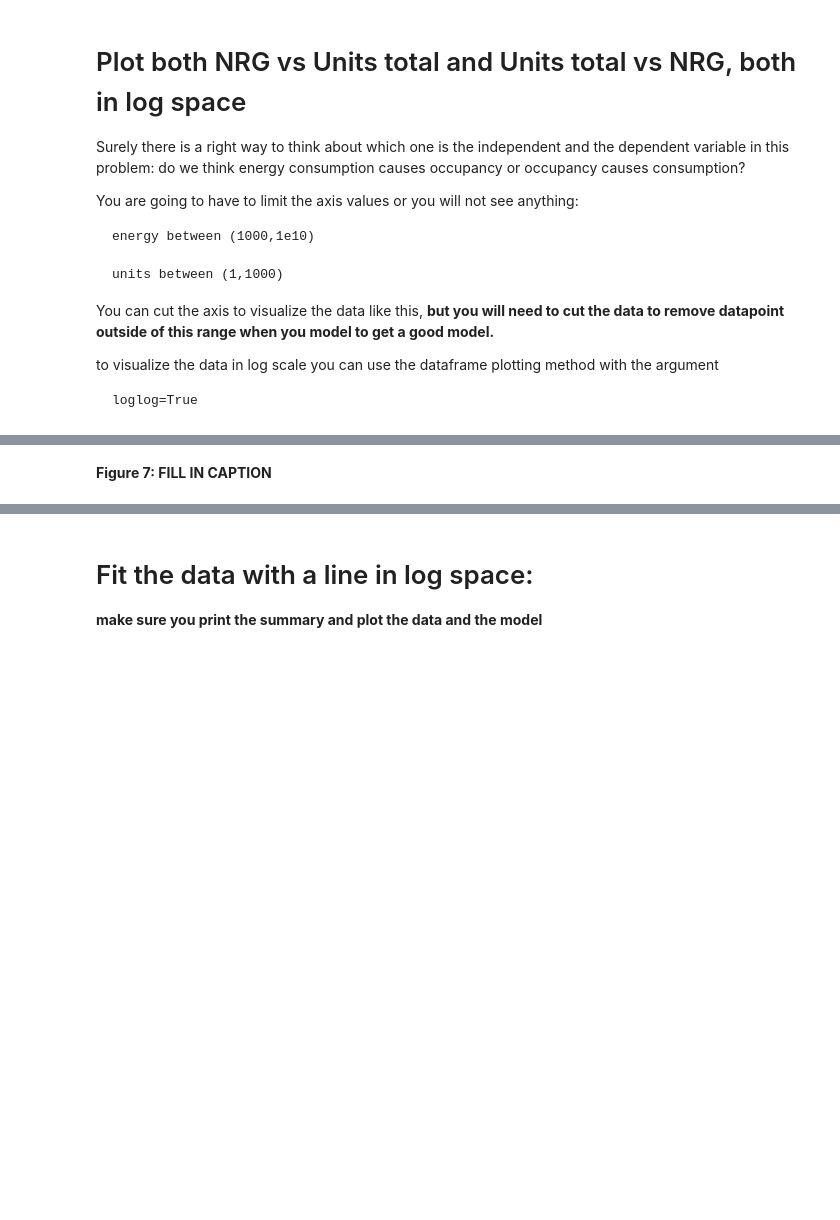
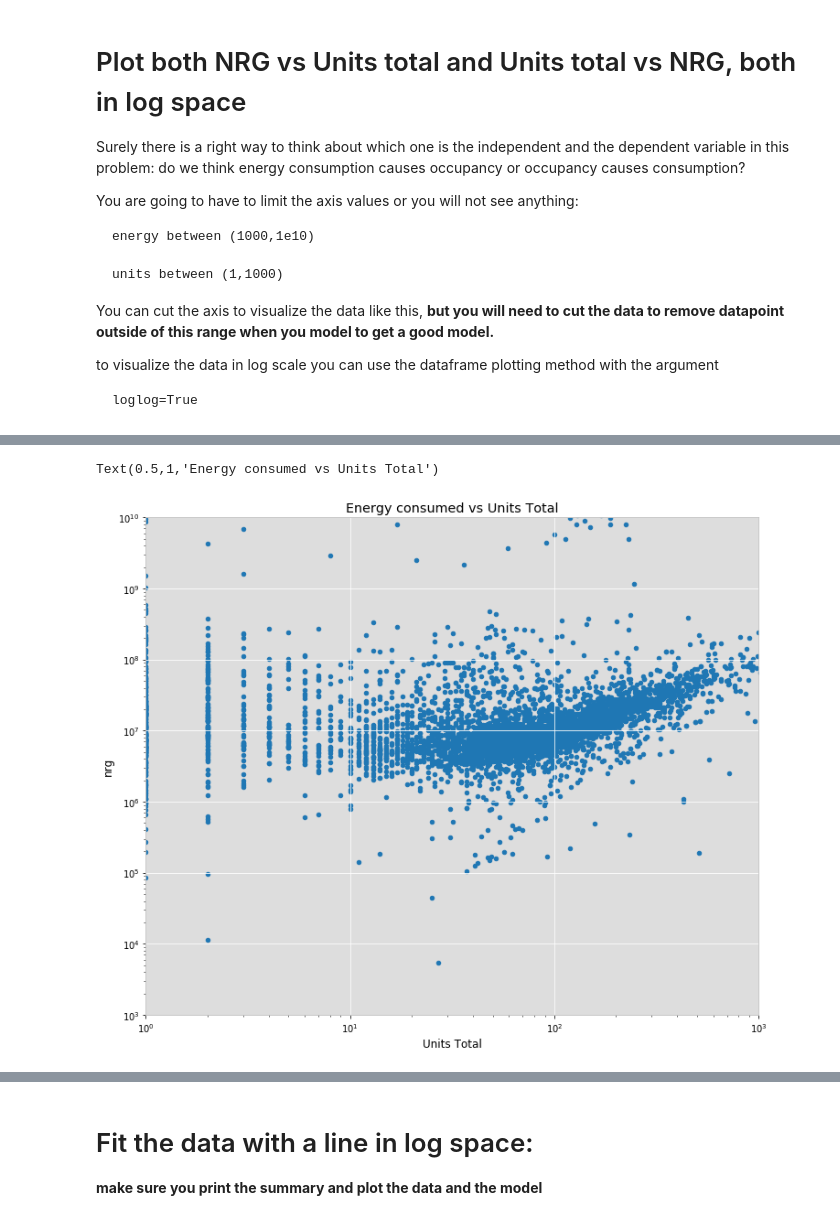
Before and after one commit to mebauer/PUI2018_mb6203, a Jupyter notebook: HW10_mb6203/HW10_Assignment2.ipynb, the cells around one changed output, grey strips where cells are left out. Saved outputs shown, nothing was run; the diff lists cells and outputs as text; code cells hidden in the pictures; blank space fills up the shorter version.

```diff
--- a/HW10_mb6203/HW10_Assignment2.ipynb
+++ b/HW10_mb6203/HW10_Assignment2.ipynb
@@ -384,6 +350,0 @@ pl.show()
-# %%
-## multiplying area by energy/area to get total energy per building
-bblnrgdata['nrg'] = bblnrgdata[\
-    'Reported Property Floor Area'].astype(float) *\
-                bblnrgdata['Site EUI(kBtu/ft2)'].astype(float)
-...
@@ -442,2 +392,13 @@ to visualize the data in log scale you can use the dataframe plotting method wit
-# %% [markdown]
-**Figure 7: FILL IN CAPTION**
+# %%
+bblnrgdata = pd.DataFrame(bblnrgdata)
+# %%
+figure, ax = pl.subplots(figsize=(12, 10))
+bblnrgdata.plot.scatter('UnitsTotal','nrg', loglog=True, ax = ax)
+pl.xlabel('Units Total')
+pl.ylabel('nrg')
+pl.xlim(1,1000)
+pl.ylim(1000,1e10)
+pl.title('Energy consumed vs Units Total')
+# %% [output]
+Text(0.5,1,'Energy consumed vs Units Total')
+[figure, added]
```
Also changed, not shown: parts of 45 cells of this notebook, 2 other files.
